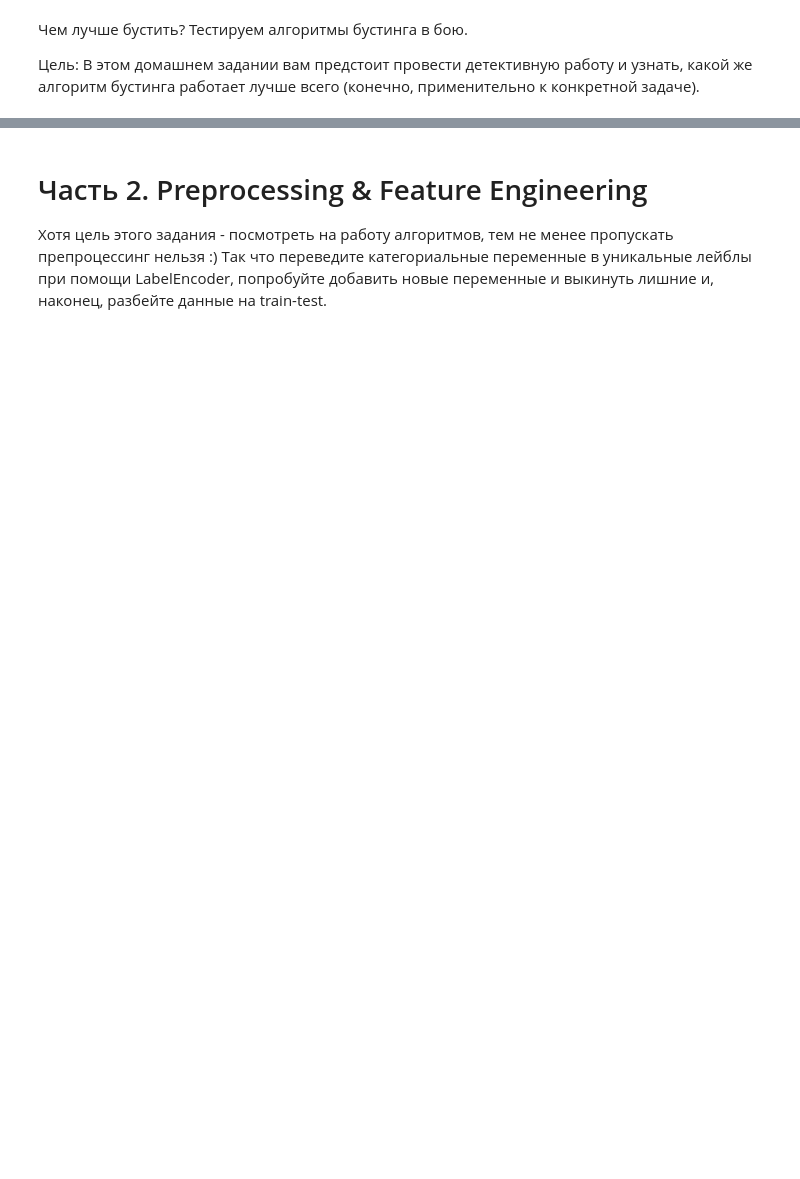
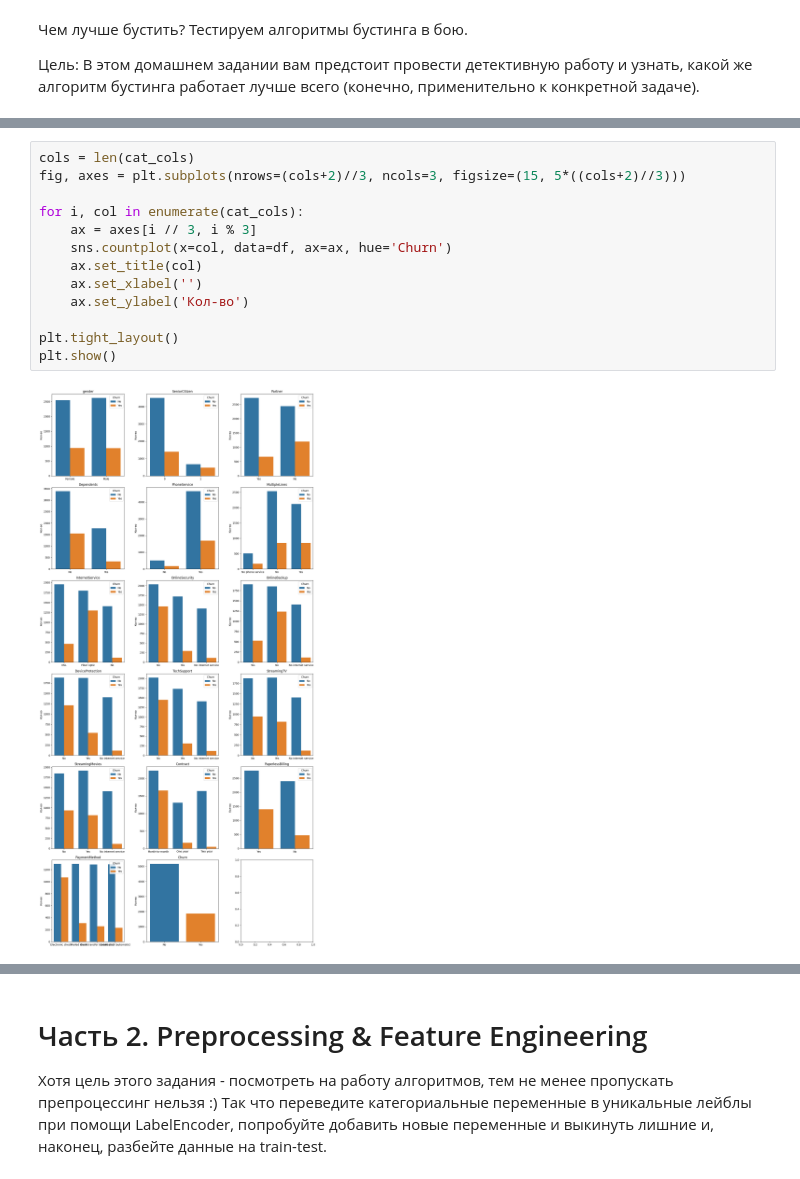
Before and after one commit to vadych/otus-ml-prof, a Jupyter notebook: home_work/hw_01.ipynb, the cells around one changed output, grey strips where cells are left out. Saved outputs shown, nothing was run; the diff lists cells and outputs as text; blank space fills up the shorter version.

```diff
--- a/home_work/hw_01.ipynb
+++ b/home_work/hw_01.ipynb
@@ -10,0 +168,15 @@
+# %%
+cols = len(cat_cols)
+fig, axes = plt.subplots(nrows=(cols+2)//3, ncols=3, figsize=(15, 5*((cols+2)//3)))
+
+for i, col in enumerate(cat_cols):
+    ax = axes[i // 3, i % 3]
+    sns.countplot(x=col, data=df, ax=ax, hue='Churn')
+    ax.set_title(col)
+    ax.set_xlabel('')
+    ax.set_ylabel('Кол-во')
+
+plt.tight_layout()
+plt.show()
+# %% [output]
+[figure, added]
```
Also changed, not shown: parts of 19 cells of this notebook, 2 other files.
